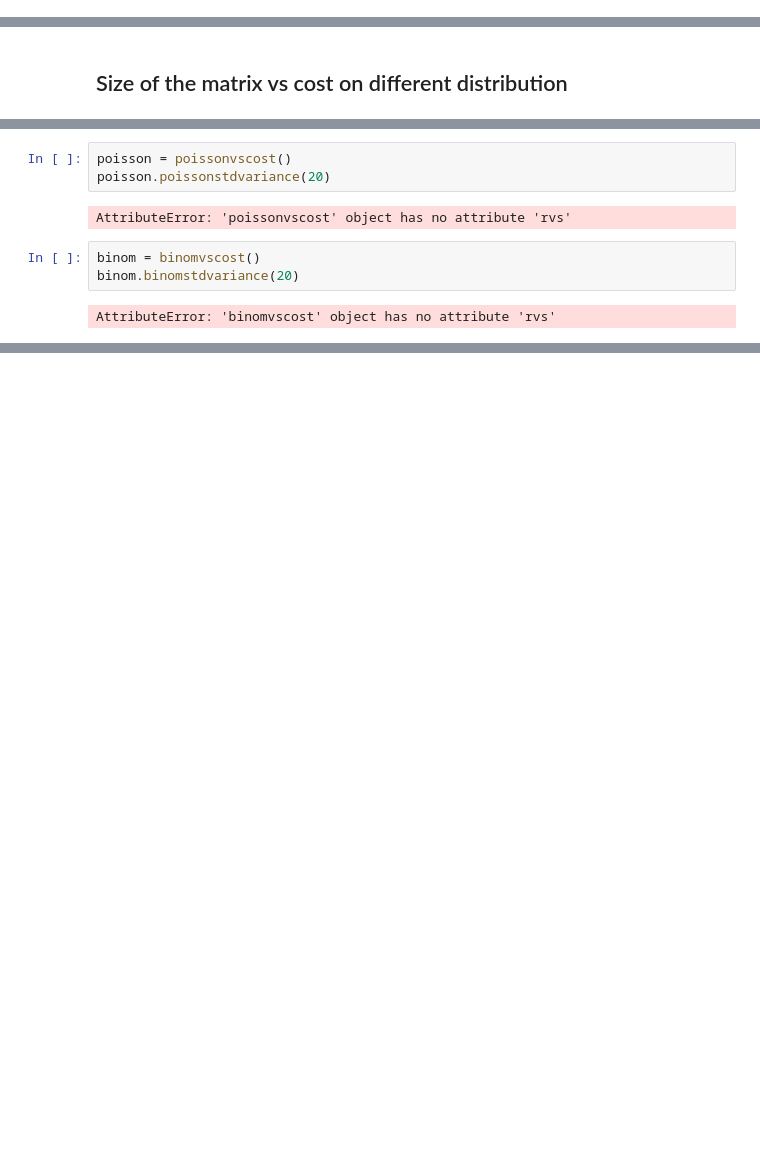
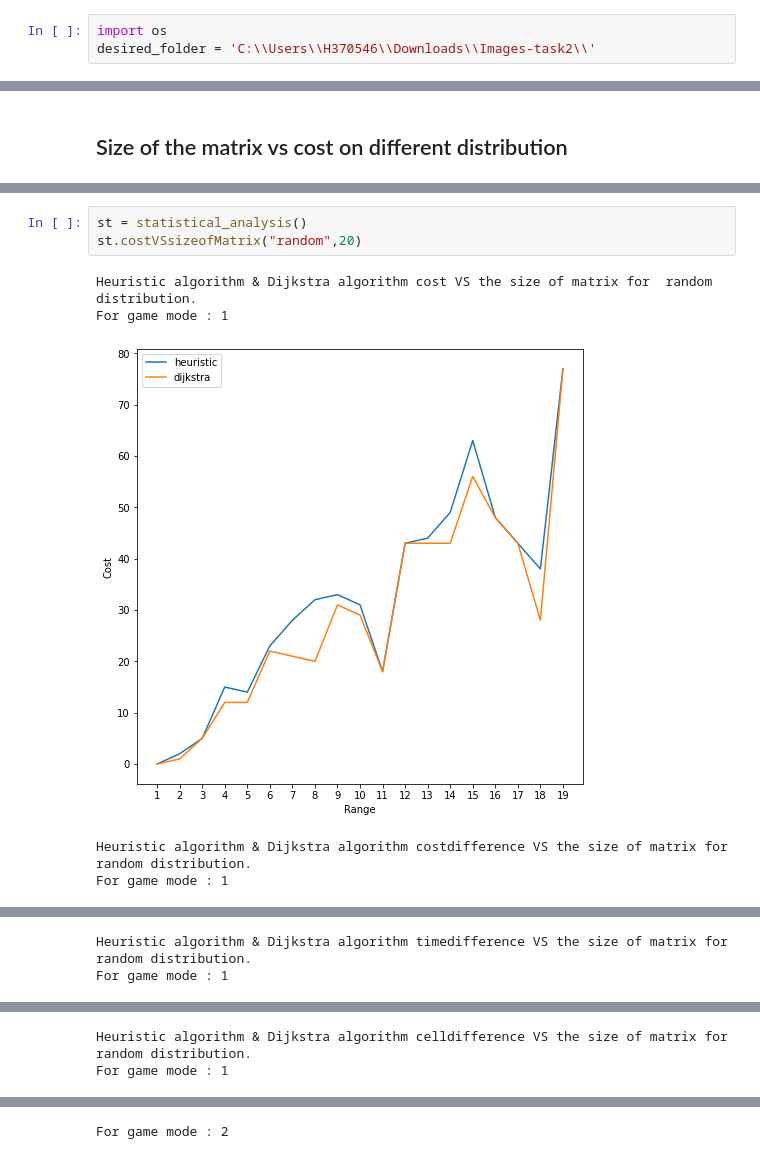
Before and after one commit to RachanaBhankur/IN3063-INM702-Mathematics-and-Programming-for-AI, a Jupyter notebook: Task 1 _ Create N variable.ipynb, the cells around one changed output, grey strips where cells are left out. Saved outputs shown, nothing was run; the diff lists cells and outputs as text; blank space fills up the shorter version.

```diff
--- a/Task 1 _ Create N variable.ipynb
+++ b/Task 1 _ Create N variable.ipynb
@@ -17,0 +22,3 @@ import pandas as pd
+# %%
+import os
+desired_folder = 'C:\\Users\\H370546\\Downloads\\Images-task2\\'
@@ -607,10 +534,9 @@ Mean of cost is  3.563351950731659  Standard deviation is  1.8015425627521475  V
-# %%
-poisson = poissonvscost()
-poisson.poissonstdvariance(20)
-# %% [output]
-AttributeError: 'poissonvscost' object has no attribute 'rvs'
-# %%
-binom = binomvscost()
-binom.binomstdvariance(20)
-# %% [output]
-AttributeError: 'binomvscost' object has no attribute 'rvs'
+# %%
+st = statistical_analysis()
+st.costVSsizeofMatrix("random",20)
+# %% [output]
+Heuristic algorithm & Dijkstra algorithm cost VS the size of matrix for  random distribution.
+For game mode : 1
+[figure, added]
+Heuristic algorithm & Dijkstra algorithm costdifference VS the size of matrix for  random distribution.
+For game mode : 1
@@ -616,0 +544,2 @@ AttributeError: 'binomvscost' object has no attribute 'rvs'
+Heuristic algorithm & Dijkstra algorithm timedifference VS the size of matrix for  random distribution.
+For game mode : 1
@@ -616,0 +547,2 @@ AttributeError: 'binomvscost' object has no attribute 'rvs'
+Heuristic algorithm & Dijkstra algorithm celldifference VS the size of matrix for  random distribution.
+For game mode : 1
@@ -616,0 +550 @@ AttributeError: 'binomvscost' object has no attribute 'rvs'
+For game mode : 2
```
Also changed, not shown: parts of 27 cells of this notebook.
